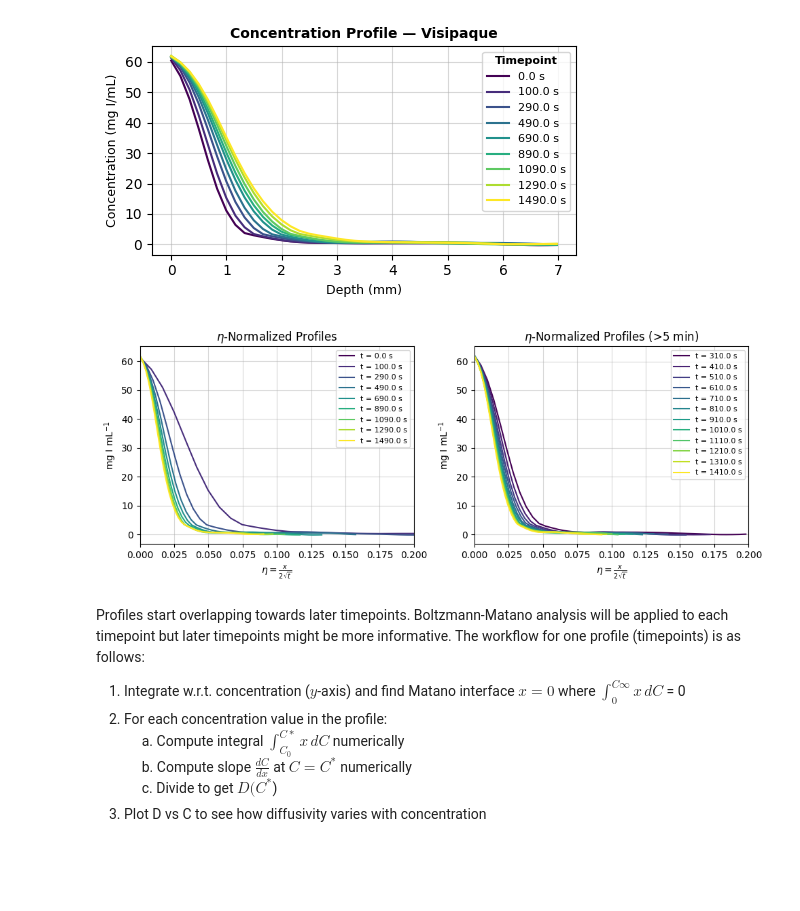
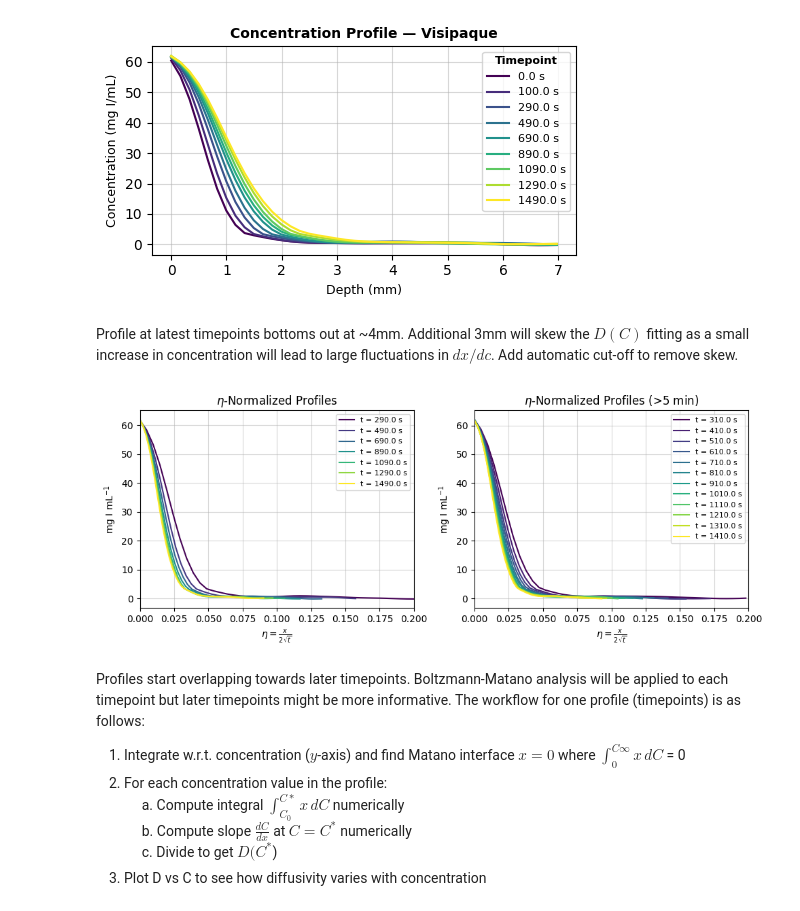
Before and after one commit to isaackh28/diff_tests, a Jupyter notebook: fit_diff.ipynb, the cells around one changed output. Drawn from its saved outputs; the diff is of its cells as text; code cells hidden in the pictures; blank space fills up the shorter version.

```diff
--- a/fit_diff.ipynb
+++ b/fit_diff.ipynb
@@ -661,9 +630,11 @@ plt.tight_layout()
 plt.show()
 # %% [output]
 [figure]
+# %% [markdown]
+Profile at latest timepoints bottoms out at ~4mm. Additional 3mm will skew the $D(C)$ fitting as a small increase in concentration will lead to large fluctuations in $dx/dc$. Add automatic cut-off to remove skew.
 # %%
 # Initial check to see if Boltzmann-Matano is valid (i.e., Profiles overlap)
-profs = range(0, len(time), 10)
+profs = range(20, len(time), 10)
 n_profs = len(profs)
 cmap = plt.get_cmap("viridis")
 colors = cmap(np.linspace(0, 1, n_profs))
@@ -674,34 +645,34 @@ fig, ax = plt.subplots(nrows = 1, ncols = 2, figsize = (10, 4))
 for i, prof in enumerate(profs):
     eta = depth / (2 * np.sqrt(time[prof]))
     ax[0].plot(eta, conc[prof, :], label = f"t = {time[prof]} s", color = colors[i])
 
 ax[0].set_xlabel(f"$\\eta = \\frac{{x}}{{2\\sqrt{{t}}}}$")
 ax[0].set_ylabel(f"mg I mL$^{{-1}}$")
 ax[0].set_xlim(0, 0.2)
 ax[0].set_title(f"$\\eta$-Normalized Profiles")
 ax[0].grid(alpha = 0.5)
 ax[0].legend(fontsize = 8)
 
 # Plotting timepoints beyond 5 min
 profs = range(21, len(time), 5)
 n_profs = len(profs)
 cmap = plt.get_cmap("viridis")
 colors = cmap(np.linspace(0, 1, n_profs))
 for i, prof in enumerate(profs):
     eta = depth / (2 * np.sqrt(time[prof]))
     ax[1].plot(eta, conc[prof, :], label = f"t = {time[prof]} s", color = colors[i])
 
 ax[1].set_xlabel(f"$\\eta = \\frac{{x}}{{2\\sqrt{{t}}}}$")
 ax[1].set_ylabel(f"mg I mL$^{{-1}}$")
 ax[1].set_xlim(0, 0.2)
 ax[1].set_title(f"$\\eta$-Normalized Profiles (>5 min)")
 ax[1].grid(alpha = 0.5)
 ax[1].legend(fontsize = 8)
 
 plt.tight_layout()
 plt.show()
 # %% [output]
-[figure, old version]
+[figure, new version]
 # %% [markdown]
 Profiles start overlapping towards later timepoints. Boltzmann-Matano analysis will be applied to each timepoint but later timepoints might be more informative. The workflow for one profile (timepoints) is as follows:
 1. Integrate w.r.t. concentration ($y$-axis) and find Matano interface $x=0$ where $\int^{{C\infty}}_0 x\,dC$ = 0
```
Also changed, not shown: parts of 6 cells of this notebook.
